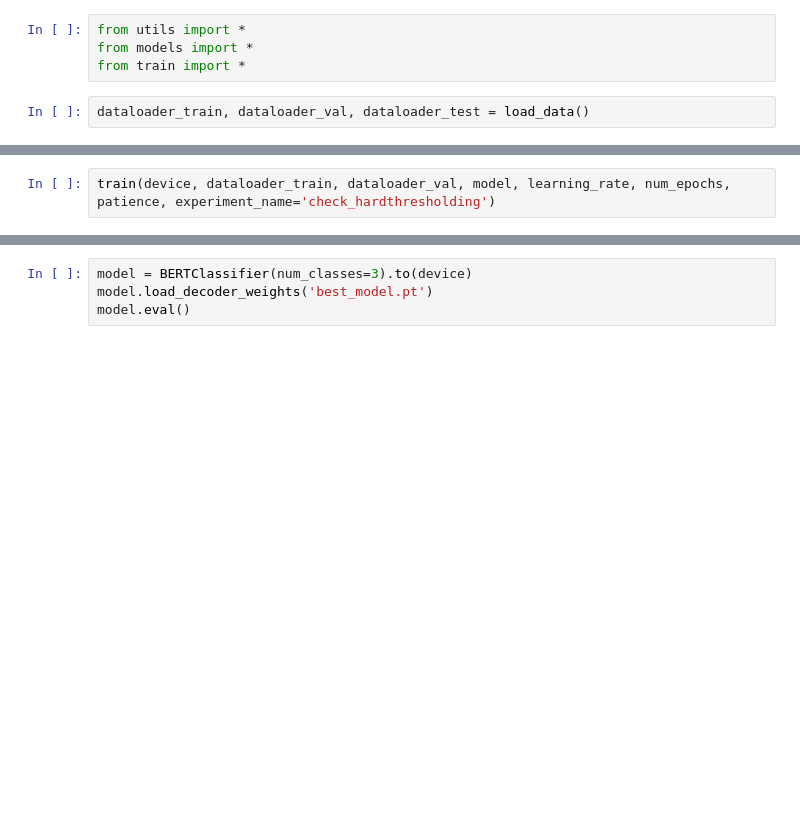
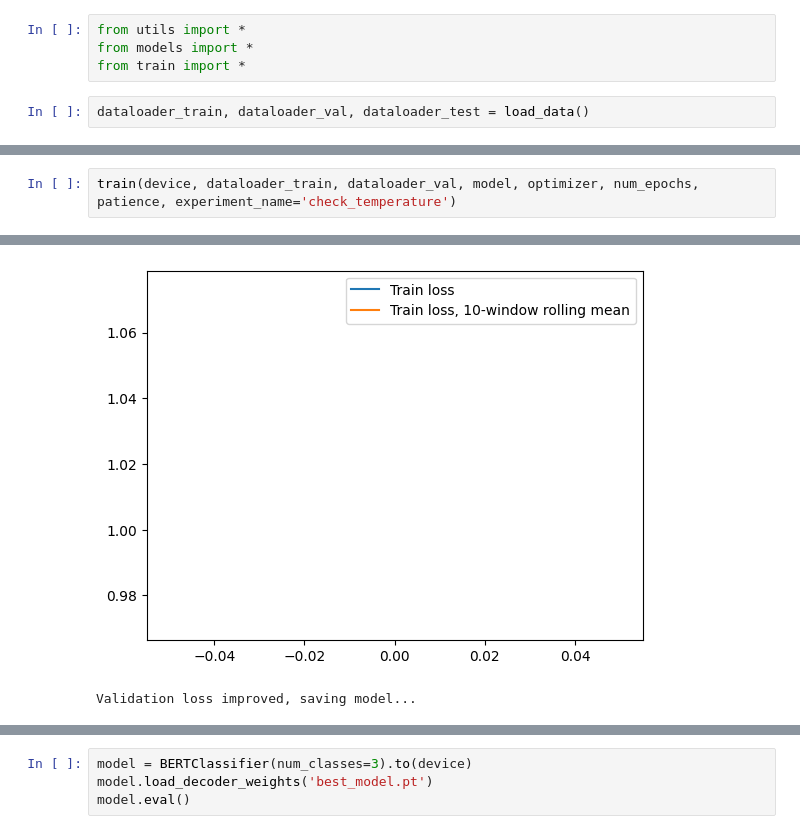
Before and after one commit to boalong/ensae-aml-projet, a Jupyter notebook: code/using_modules.ipynb, the cells around one changed output, grey strips where cells are left out. Drawn from its saved outputs; the diff is of its cells as text; blank space fills up the shorter version.

```diff
--- a/code/using_modules.ipynb
+++ b/code/using_modules.ipynb
@@ -42,2 +63,3 @@ patience=5
 # %%
-train(device, dataloader_train, dataloader_val, model, learning_rate, num_epochs, patience, experiment_name='check_hardthresholding')
+train(device, dataloader_train, dataloader_val, model, optimizer, num_epochs, patience, experiment_name='check_temperature')
+# %% [output]
@@ -43,0 +67,2 @@ train(device, dataloader_train, dataloader_val, model, learning_rate, num_epochs
+[figure, added]
+Validation loss improved, saving model...
```
Also changed, not shown: parts of 13 cells of this notebook, 25 other files.
